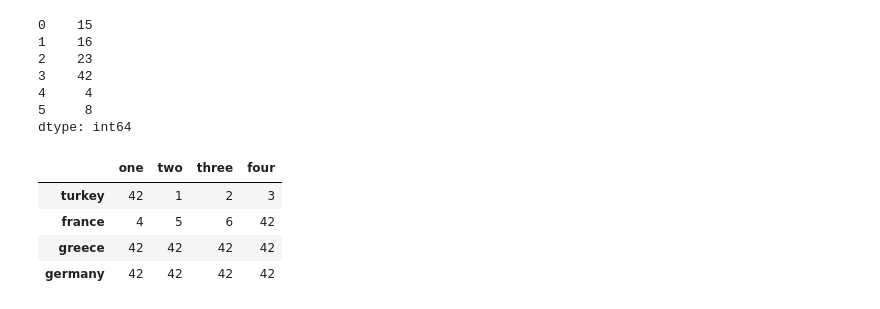
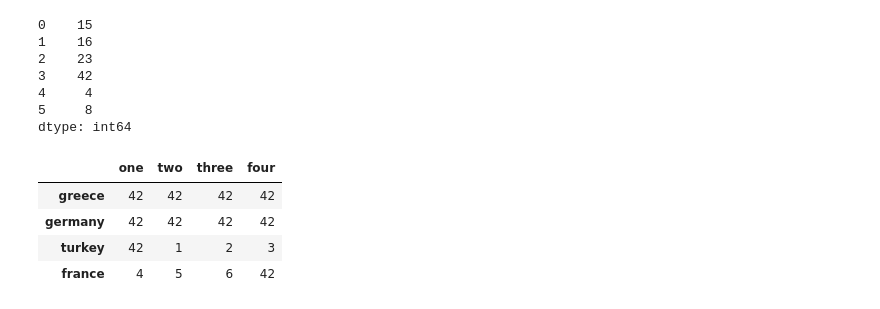
Before and after one commit to deepcloudlabs/dcl702-2020-sep-16, a Jupyter notebook: module04-pandas/study-dataframe.ipynb, the cells around one changed output. Cells and saved outputs as stored; diff of their text form; code cells hidden in the pictures.

```diff
--- a/module04-pandas/study-dataframe.ipynb
+++ b/module04-pandas/study-dataframe.ipynb
@@ -460,10 +460,10 @@ ser8
 5     8
 dtype: int64
 # %%
-frame8.sort_values(by=['two', 'three'])
+frame8.sort_values(by=['one', 'three'],ascending=False)
 # %% [output]
 |  | one | two | three | four |
+| greece | 42 | 42 | 42 | 42 |
+| germany | 42 | 42 | 42 | 42 |
 | turkey | 42 | 1 | 2 | 3 |
 | france | 4 | 5 | 6 | 42 |
-| greece | 42 | 42 | 42 | 42 |
-| germany | 42 | 42 | 42 | 42 |
```
Also changed, not shown: 16 other files.
